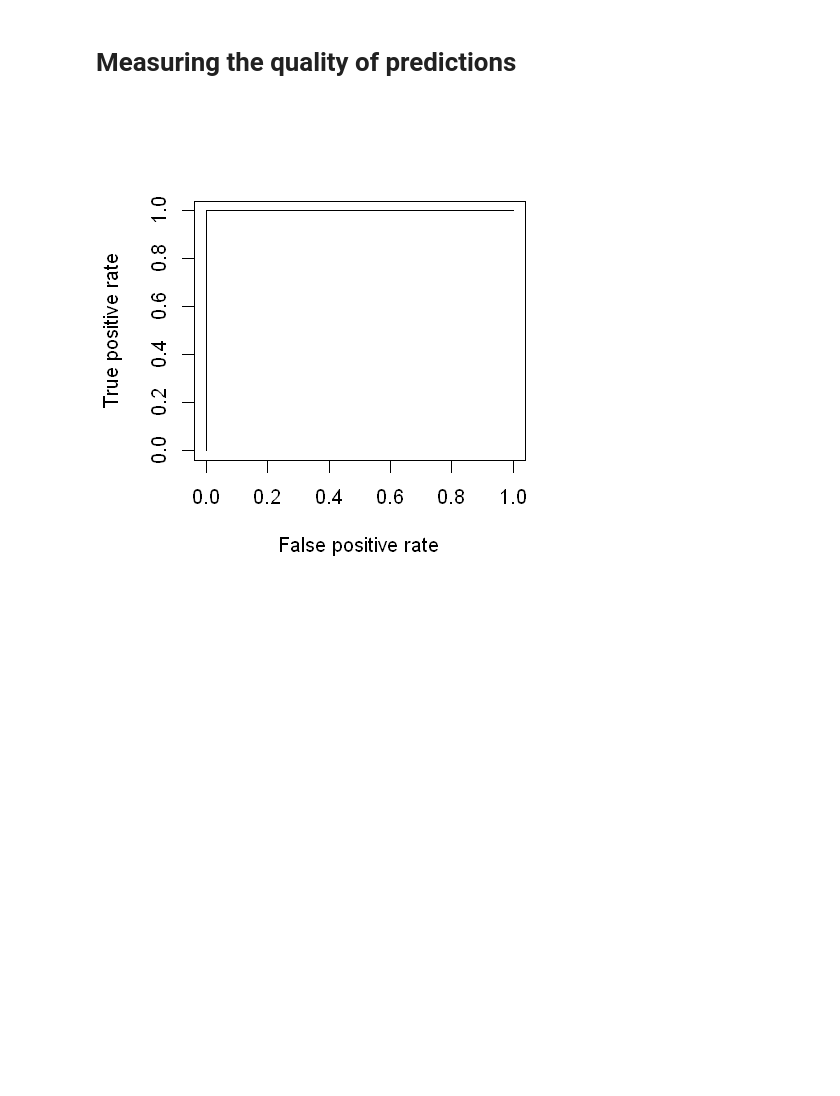
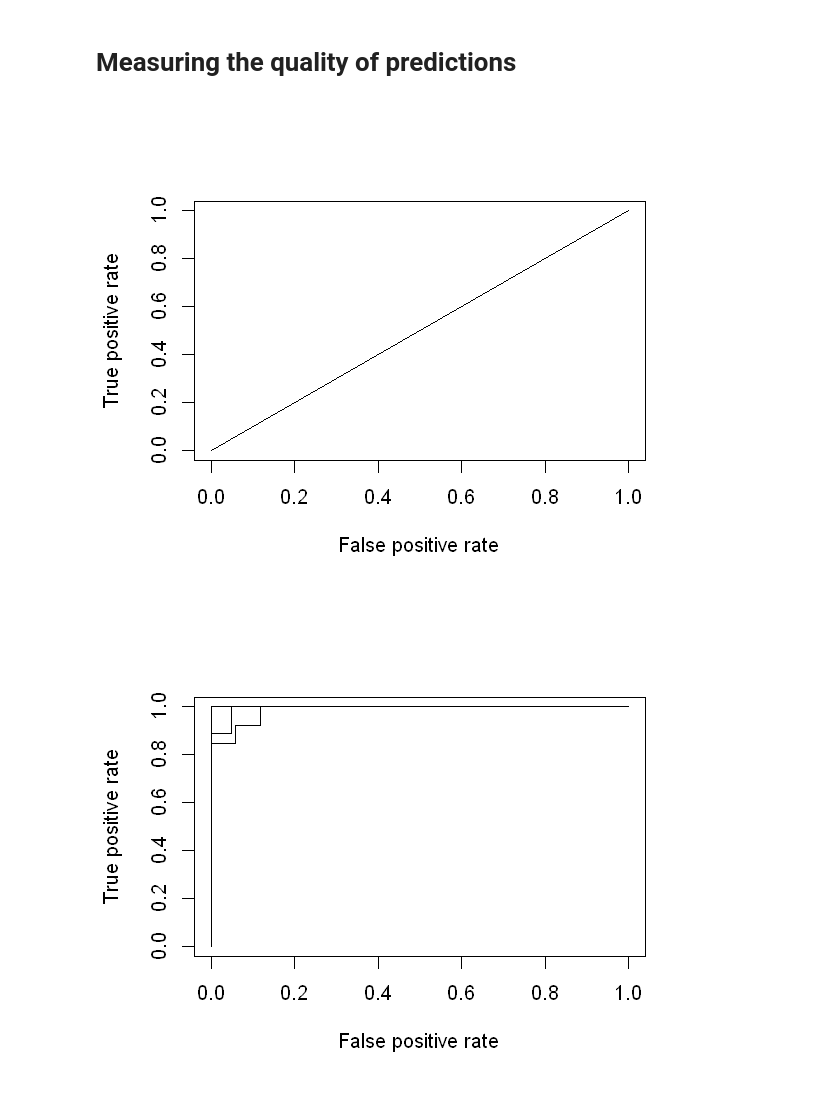
Before and after one commit to eogasawara/mylibrary, a Jupyter notebook: myPredictions.ipynb, the cells around one changed output. Drawn from its saved outputs; the diff is of its cells as text; code cells hidden in the pictures; blank space fills up the shorter version.

```diff
--- a/myPredictions.ipynb
+++ b/myPredictions.ipynb
@@ -301,21 +351,11 @@ myknn$cmTest
 # %% [markdown]
 # Measuring the quality of predictions
-# %%
-my.pred <- mynnet$predictions$X1
-my.pred.class <- as.integer(mynnet$predictions$X1 > mynnet$predictions$X2 & mynnet$predictions$X1 > mynnet$predictions$X3)
-my.true <- mynnet$predictions$X1.1
-
-my.acc <- Accuracy(y_pred = my.pred.class, y_true = my.true)
-my.f1 <- F1_Score(y_pred = my.pred.class, y_true = my.true, positive = "1")
-my.sens <- Sensitivity(y_pred = my.pred.class, y_true = my.true, positive = "1")
-my.spec <- Specificity(y_pred = my.pred.class, y_true = my.true, positive = "1")
-my.prec <- Precision(y_pred = my.pred.class, y_true = my.true, positive = "1")
-my.rec <- Recall(y_pred = my.pred.class, y_true = my.true, positive = "1")
-
-my.roc.pred <- prediction(my.pred, my.true)
-my.roc.perf <- performance(my.roc.pred, "tpr", "fpr")
-options(repr.plot.width=4, repr.plot.height=4)
-plot(my.roc.perf)
-my.auc <- performance(my.roc.pred, "auc")@y.values[[1]]
-# %% [output]
-[figure, removed]
+# %%
+zr_rocr <- compute_rocr(ZeroRule_test$predictions, ZeroRule_test$values)
+plot(zr_rocr)
+
+mlp_nnet_rocr <- compute_rocr(mlp_nnet_test$predictions, ZeroRule_test$values)
+plot(mlp_nnet_rocr)
+# %% [output]
+[figure, added]
+[figure, added]
```
Also changed, not shown: parts of 44 cells of this notebook.
